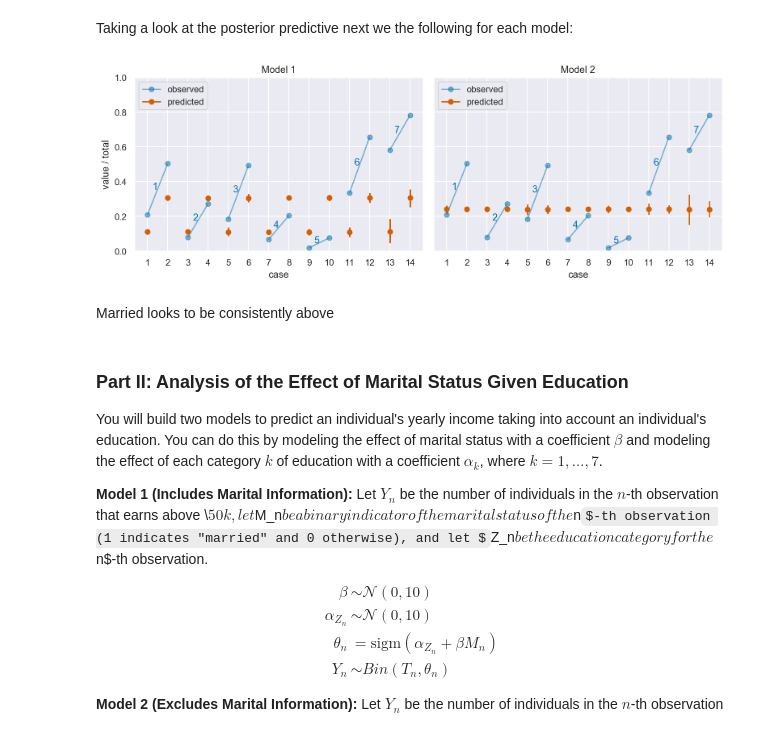
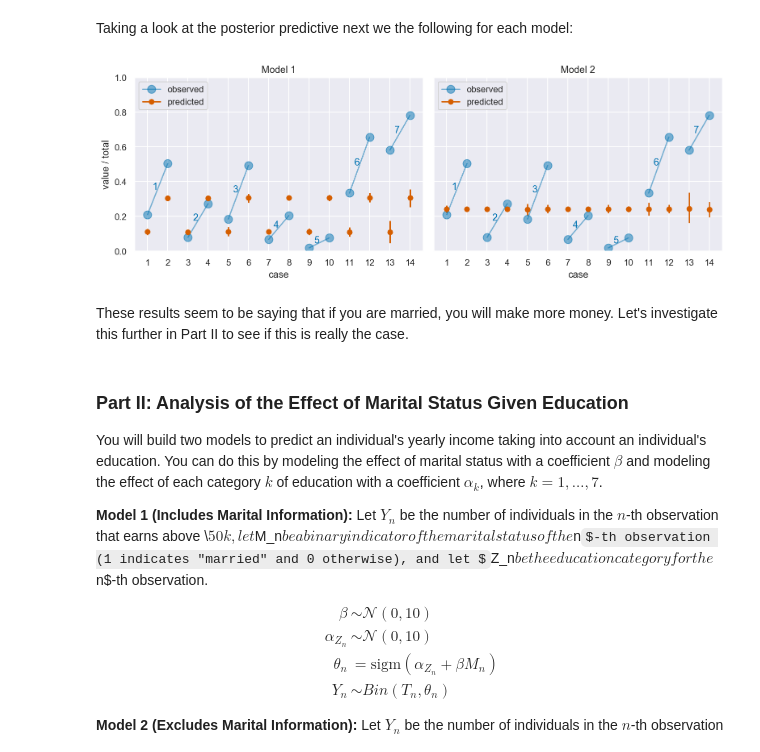
Before and after one commit to icweaver/AM207, a Jupyter notebook: HW6/AM207_HW6_IanWeaver.ipynb, the cells around one changed output. Cells and saved outputs as stored; diff of their text form; code cells hidden in the pictures; some formulas as TeX source.

Commit message:
Hw6: Up through Part II.

```diff
--- a/HW6/AM207_HW6_IanWeaver.ipynb
+++ b/HW6/AM207_HW6_IanWeaver.ipynb
@@ -174,69 +176,69 @@ Taking a look at the posterior predictive next we the following for each model:
 # %%
 # compute posterior predictive
 ppc_1 = pm.sample_posterior_predictive(trace_1, samples=500, model=model_1)
 ppc_2 = pm.sample_posterior_predictive(trace_2, samples=500, model=model_2)
 
 # connects points in the same category with a line
 def plot_connected(ax, x, **kwargs):
     for i in range(0, len(x), 2):
         ax.plot(x[i:i+2], "-o", **kwargs)
         ax.annotate(int(i/2)+1, (i+0.5, np.median(x[i:i+2])), ha="right", c='b')
 
 # gets mean, -/+ for 1D dist
 def get_ci(dist, c=95):
     bound = (100 - c) / 2
     mean = np.mean(dist)
     upper, lower = np.percentile(dist, 100 - bound), np.percentile(dist, bound)
     return mean, mean - lower, upper - mean
 
 # gets mean, -/+ for each 1D dist in array of dists, where each column is one
 # result is N x 3 array, where N is number of 1D dists and columns are
 # mean, lower bound, upper bound, respectively
 def get_ci_array(dist_arr, unpack=True):
     n_cols = dist_arr.shape[1]
     ci_arr = np.array([get_ci(dist_arr[:, i]) for i in range(n_cols)])
     if unpack:
         return ci_arr[:, 0], ci_arr[:, 1:3].T
     else:
         return ci_arr
+
+# create plot similar to Fig. 10.5 in Statistical Rethinking
+fig, axes = plt.subplots(1, 2, figsize=fig_wide, sharey=True)
+
+x = range(len(df)) # for indexed errorbar plotting
+# Model 1
+#plot_connected(axes[0], np.mean(ppc_1["y_obs"], axis=0) / df["total"], c='r')
+model_1_means, model_1_errs = get_ci_array(ppc_1["y_obs"])
+model_1_means /= df["total"] # convert to percentage
+model_1_errs /= df["total"]
+axes[0].errorbar(x, model_1_means, yerr=model_1_errs, fmt="o", c='r')
+
+axes[0].set_ylabel("value / total")
+axes[0].set_title("Model 1")
+
+# Model 2
+#plot_connected(axes[1], np.mean(ppc_2["y_obs"], axis=0) / df["total"], c='r')
+model_2_means, model_2_errs = get_ci_array(ppc_2["y_obs"])
+model_2_means /= df["total"] # convert to percentage
+model_2_errs /= df["total"]
+axes[1].errorbar(x, model_2_means, yerr=model_2_errs, fmt="o", c='r')
+axes[1].set_title("Model 2")
+
+for ax in axes:
+    plot_connected(ax, df[">50"] / df["total"], c='b', alpha=0.5, ms=10)
+    ax.plot([], "b-o", alpha=0.5, label="observed", ms=10)
+    ax.plot([], "r-o", label="predicted")
+    ax.set_xticks(np.arange(0, len(df)))
+    ax.set_xticklabels(range(1, len(df)+1))
+    ax.set_xlabel("case")
+    ax.set_ylim(0, 1)
+    ax.legend(loc=2)
+
+fig.tight_layout()
+# %% [output]
+[figure, added]
-# %%
-# create plot similar to Fig. 10.5 in Statistical Rethinking
-fig, axes = plt.subplots(1, 2, figsize=fig_wide, sharey=True)
-
-x = range(len(df)) # for indexed errorbar plotting
-# Model 1
-#plot_connected(axes[0], np.mean(ppc_1["y_obs"], axis=0) / df["total"], c='r')
-model_1_means, model_1_errs = get_ci_array(ppc_1["y_obs"])
-model_1_means /= df["total"] # convert to percentage
-model_1_errs /= df["total"]
-axes[0].errorbar(x, model_1_means, yerr=model_1_errs, fmt="o", c='r')
-
-axes[0].set_ylabel("value / total")
-axes[0].set_title("Model 1")
-
-# Model 2
-#plot_connected(axes[1], np.mean(ppc_2["y_obs"], axis=0) / df["total"], c='r')
-model_2_means, model_2_errs = get_ci_array(ppc_2["y_obs"])
-model_2_means /= df["total"] # convert to percentage
-model_2_errs /= df["total"]
-axes[1].errorbar(x, model_2_means, yerr=model_2_errs, fmt="o", c='r')
-axes[1].set_title("Model 2")
-
-for ax in axes:
-    plot_connected(ax, df[">50"] / df["total"], c='b', alpha=0.5)
-    ax.plot([], "b-o", alpha=0.5, label="observed")
-    ax.plot([], "r-o", label="predicted")
-    ax.set_xticks(np.arange(0, len(df)))
-    ax.set_xticklabels(range(1, len(df)+1))
-    ax.set_xlabel("case")
-    ax.set_ylim(0, 1)
-    ax.legend(loc=2)
-
-fig.tight_layout()
-# %% [output]
-[figure, removed]
-# %% [markdown]
-Married looks to be consistently above
+# %% [markdown]
+These results seem to be saying that if you are married, you will make more money. Let's investigate this further in Part II to see if this is really the case.
 # %% [markdown]
 ### Part II: Analysis of the Effect of Marital Status Given Education
 
```
Also changed, not shown: parts of 16 cells of this notebook.
